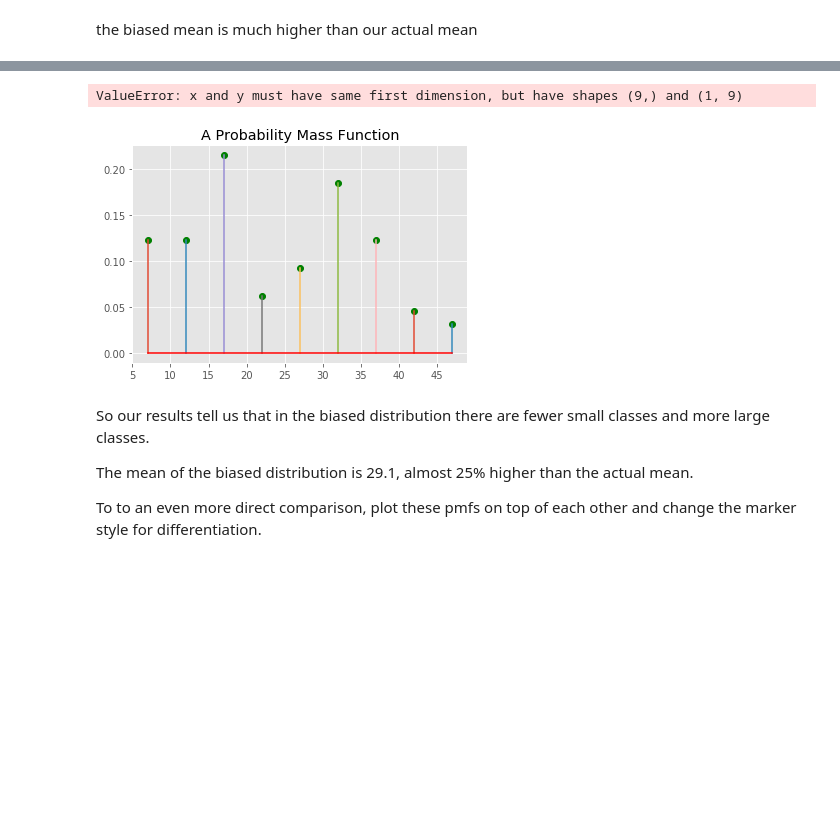
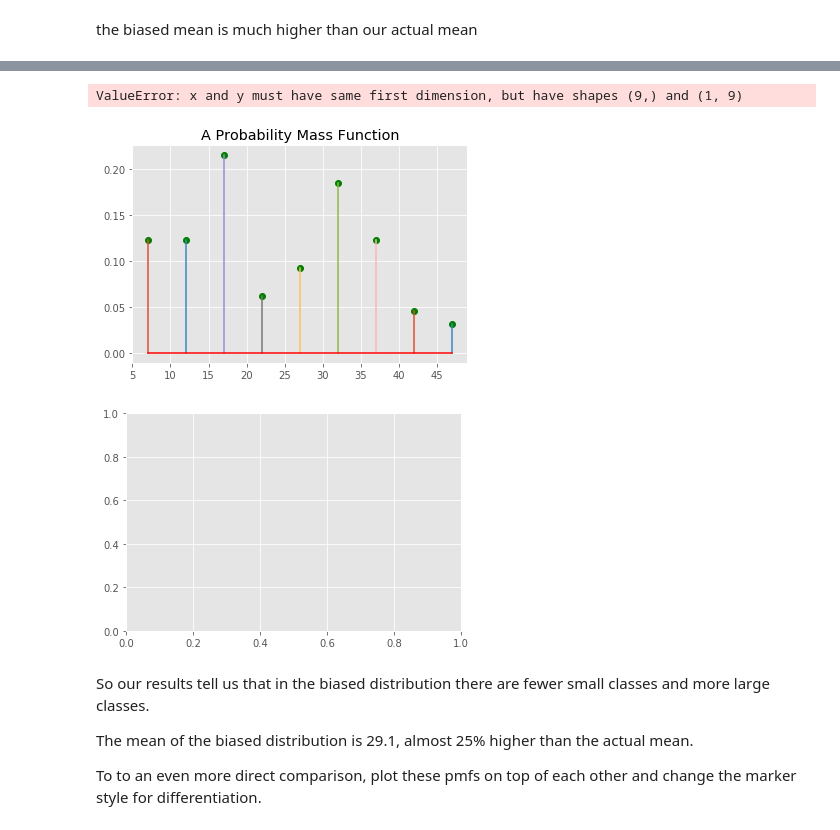
Before and after one commit to kevzha/dsc-1-09-07-the-probability-mass-function-lab-nyc-ds-career-012819, a Jupyter notebook: index.ipynb, the cells around one changed output, grey strips where cells are left out. Drawn from its saved outputs; the diff is of its cells as text; code cells hidden in the pictures; blank space fills up the shorter version.

```diff
--- a/index.ipynb
+++ b/index.ipynb
@@ -162,17 +162,18 @@ Here we see it, the average or expected value of biased results become much high
 # %%
 # Plot pmfs side by side
 import matplotlib.pyplot as plt
 plt.style.use('ggplot')
 plt.stem(sizes, pmf, '-', 'go', 'r-')
 plt.title ("A Probability Mass Function");
 
-import matplotlib.pyplot as plt
+plt.figure()
 plt.style.use('ggplot')
 plt.stem(sizes, pmf2, '-', 'go', 'r-')
 plt.title ("A Probability Mass Function");
 # %% [output]
 ValueError: x and y must have same first dimension, but have shapes (9,) and (1, 9)
 [figure]
+[figure, added]
 # %% [markdown]
 So our results tell us that in the biased distribution there are fewer small classes and more large classes.
 
```
